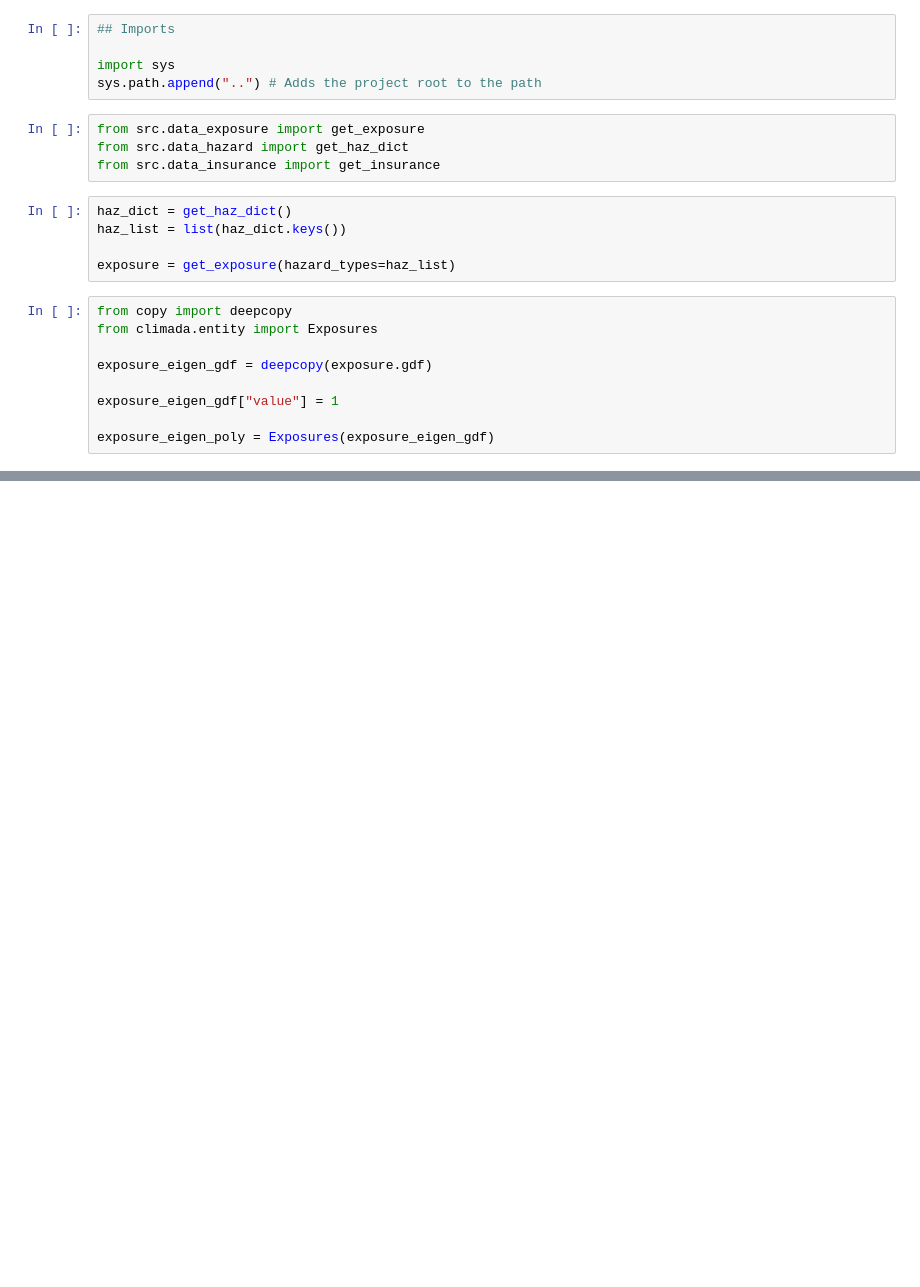
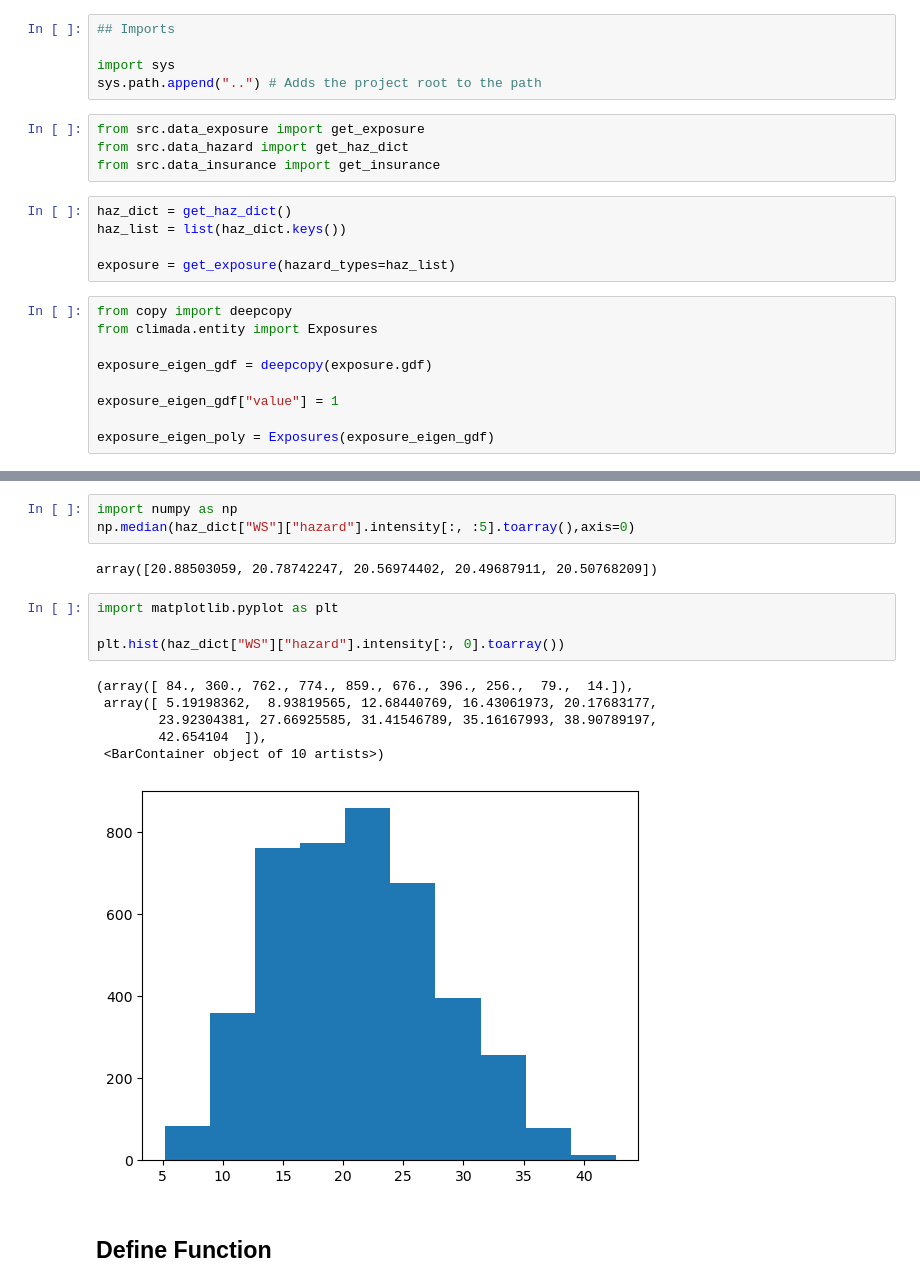
Before and after one commit to arvedluetzen/mus-climada, a Jupyter notebook: notebooks/comp_impact.ipynb, the cells around one changed output, grey strips where cells are left out. Cells and saved outputs as stored; diff of their text form; blank space fills up the shorter version.

```diff
--- a/notebooks/comp_impact.ipynb
+++ b/notebooks/comp_impact.ipynb
@@ -51,0 +147,18 @@ for haz_type, hazard in haz_dict.items():
+# %%
+import numpy as np
+np.median(haz_dict["WS"]["hazard"].intensity[:, :5].toarray(),axis=0)
+# %% [output]
+array([20.88503059, 20.78742247, 20.56974402, 20.49687911, 20.50768209])
+# %%
+import matplotlib.pyplot as plt
+
+plt.hist(haz_dict["WS"]["hazard"].intensity[:, 0].toarray())
+# %% [output]
+(array([ 84., 360., 762., 774., 859., 676., 396., 256.,  79.,  14.]),
+ array([ 5.19198362,  8.93819565, 12.68440769, 16.43061973, 20.17683177,
+        23.92304381, 27.66925585, 31.41546789, 35.16167993, 38.90789197,
+        42.654104  ]),
+ <BarContainer object of 10 artists>)
+[figure, added]
+# %% [markdown]
+## Define Function
```
Also changed, not shown: parts of 7 cells of this notebook, 3 other files.
